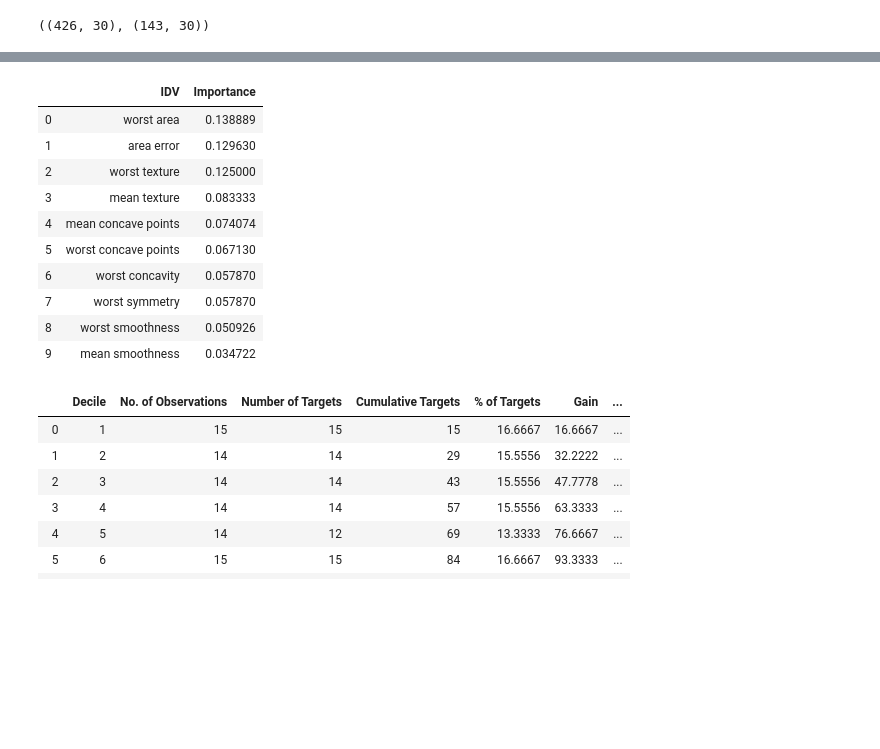
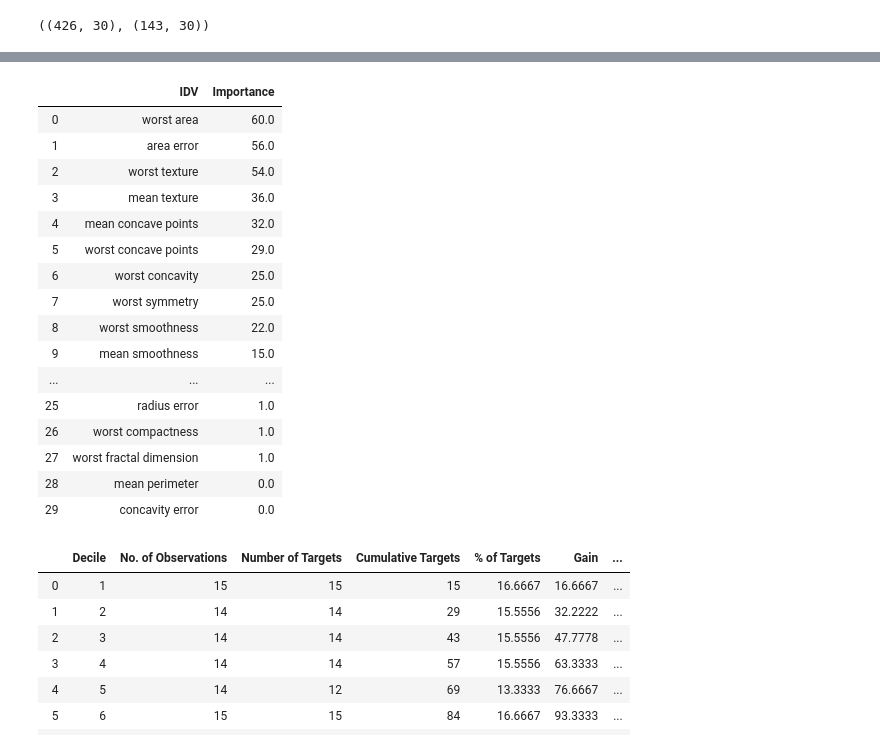
Before and after one commit to dsuneelc/mymldev, a Jupyter notebook: examples/jupyter_notebooks/xgboost_classifier.ipynb, the cells around one changed output, grey strips where cells are left out. Saved outputs shown, nothing was run; the diff lists cells and outputs as text; code cells hidden in the pictures; blank space fills up the shorter version.

```diff
--- a/examples/jupyter_notebooks/xgboost_classifier.ipynb
+++ b/examples/jupyter_notebooks/xgboost_classifier.ipynb
@@ -27,5 +26,5 @@ X_train.shape, X_test.shape
 # %% [output]
 ((426, 30), (143, 30))
 # %%
-xgbc = XGBClassifier()
+xgbc = MXGBClassifier()
 xgbc.fit(X_train, y_train)
@@ -32,16 +39,22 @@ xgbc.fit(X_train, y_train)
 # %%
 # Top 10 features
-xgbc.feature_importance_[:10]
+xgbc.get_feature_importance(normalized=False)
 # %% [output]
 |  | IDV | Importance |
-| 0 | worst area | 0.138889 |
-| 1 | area error | 0.129630 |
-| 2 | worst texture | 0.125000 |
-| 3 | mean texture | 0.083333 |
-| 4 | mean concave points | 0.074074 |
-| 5 | worst concave points | 0.067130 |
-| 6 | worst concavity | 0.057870 |
-| 7 | worst symmetry | 0.057870 |
-| 8 | worst smoothness | 0.050926 |
-| 9 | mean smoothness | 0.034722 |
+| 0 | worst area | 60.0 |
+| 1 | area error | 56.0 |
+| 2 | worst texture | 54.0 |
+| 3 | mean texture | 36.0 |
+| 4 | mean concave points | 32.0 |
+| 5 | worst concave points | 29.0 |
+| 6 | worst concavity | 25.0 |
+| 7 | worst symmetry | 25.0 |
+| 8 | worst smoothness | 22.0 |
+| 9 | mean smoothness | 15.0 |
+| ... | ... | ... |
+| 25 | radius error | 1.0 |
+| 26 | worst compactness | 1.0 |
+| 27 | worst fractal dimension | 1.0 |
+| 28 | mean perimeter | 0.0 |
+| 29 | concavity error | 0.0 |
 # %%
```
Also changed, not shown: parts of 6 cells of this notebook, 4 other files.
